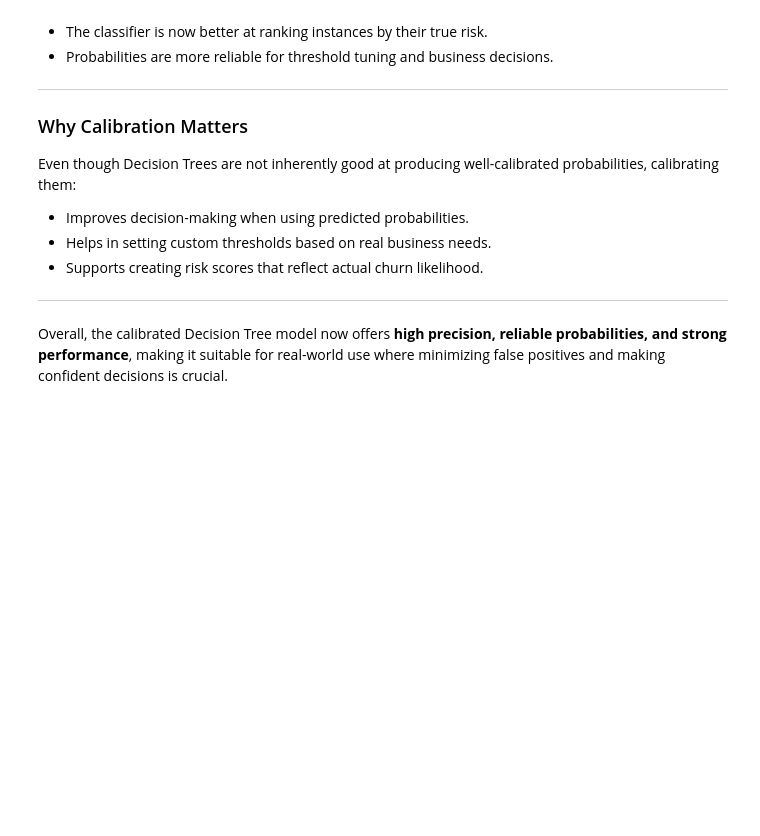
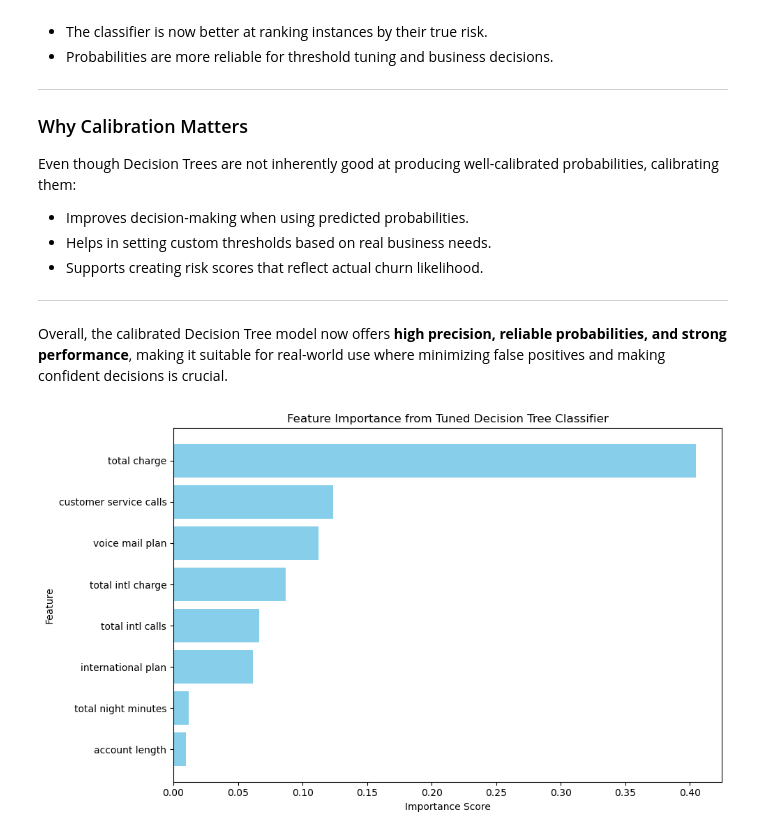
Before and after one commit to g-eez/phase-3-project, a Jupyter notebook: notebook.ipynb, the cells around one changed output. Drawn from its saved outputs; the diff is of its cells as text; code cells hidden in the pictures; blank space fills up the shorter version.

```diff
--- a/notebook.ipynb
+++ b/notebook.ipynb
@@ -1244,3 +1244,27 @@ Even though Decision Trees are not inherently good at producing well-calibrated
 ---
 
 Overall, the calibrated Decision Tree model now offers **high precision, reliable probabilities, and strong performance**, making it suitable for real-world use where minimizing false positives and making confident decisions is crucial.
+# %%
+
+
+# Get feature importances
+importances = decision_tree.feature_importances_
+feature_names = X_train.columns
+
+# Create a DataFrame for better visualization
+feature_importance_df = pd.DataFrame({
+    'Feature': feature_names,
+    'Importance': importances
+}).sort_values(by='Importance', ascending=False).head(8)
+
+# Plot the top features
+plt.figure(figsize=(10, 6))
+plt.barh(feature_importance_df['Feature'], feature_importance_df['Importance'], color='skyblue')
+plt.gca().invert_yaxis()  # Highest importance at the top
+plt.title('Feature Importance from Tuned Decision Tree Classifier')
+plt.xlabel('Importance Score')
+plt.ylabel('Feature')
+plt.tight_layout()
+plt.show()
+# %% [output]
+[figure, added]
```
Also changed, not shown: parts of 1 cell of this notebook.
